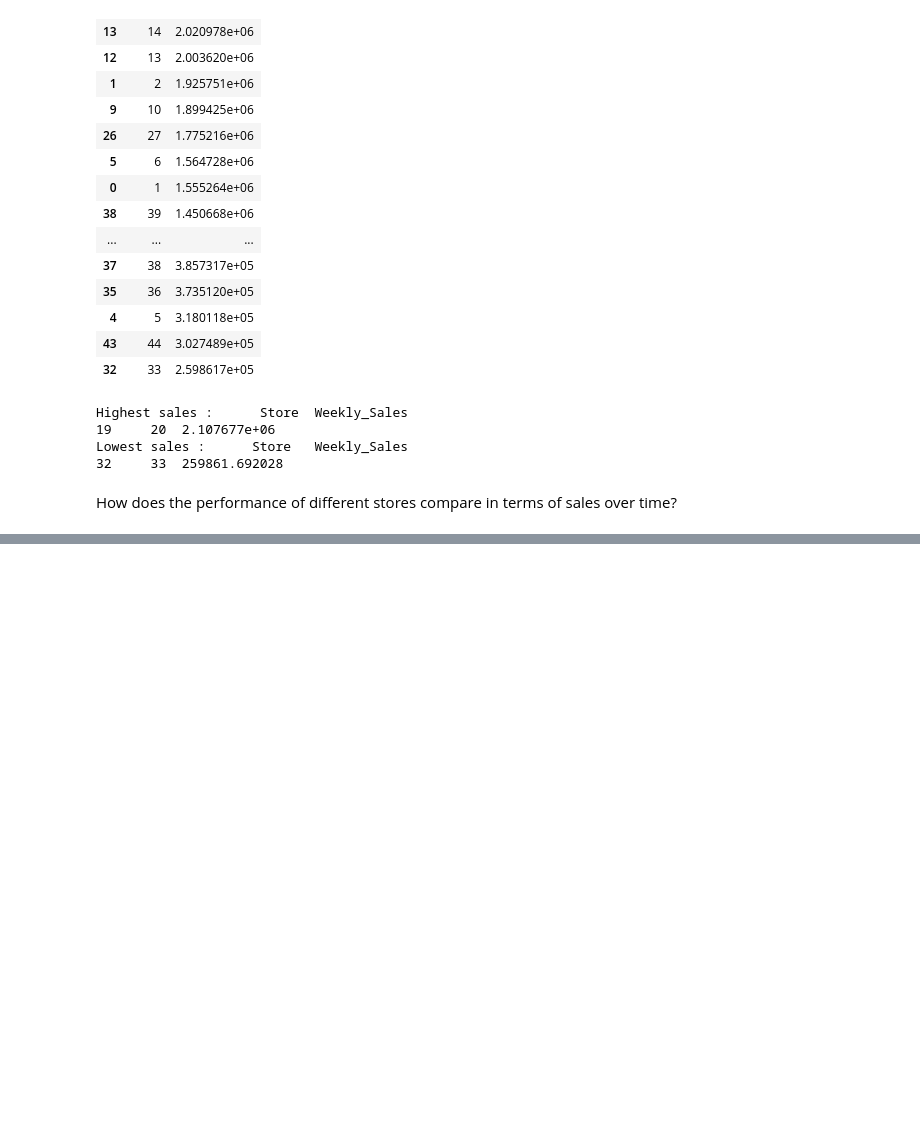
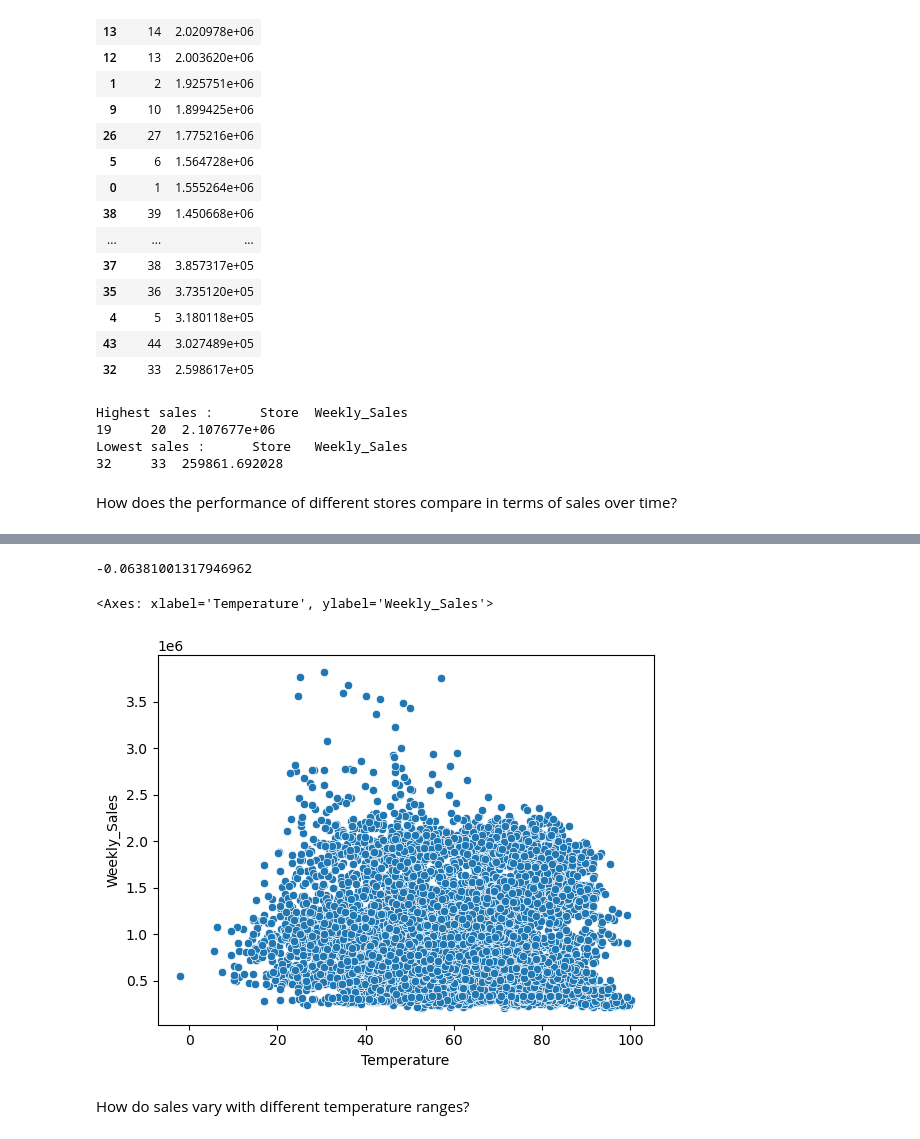
Before and after one commit to sanskrutibhole/Walmart_Sales-EDA-Practice, a Jupyter notebook: Walmart_Sales EDA.ipynb, the cells around one changed output, grey strips where cells are left out. Saved outputs shown, nothing was run; the diff lists cells and outputs as text; code cells hidden in the pictures; blank space fills up the shorter version.

```diff
--- a/Walmart_Sales EDA.ipynb
+++ b/Walmart_Sales EDA.ipynb
@@ -188,0 +213,13 @@ df
+# %%
+corre = df['Temperature'].corr(df['Weekly_Sales'])
+corre
+#Negative Correlation (-1 ≤ corre < 0): As Temperature increases, Weekly_Sales tend to decrease.
+# %% [output]
+-0.06381001317946962
+# %%
+sns.scatterplot(x='Temperature', y='Weekly_Sales', data=df)
+# %% [output]
+<Axes: xlabel='Temperature', ylabel='Weekly_Sales'>
+[figure, added]
+# %% [markdown]
+How do sales vary with different temperature ranges?
```
Also changed, not shown: parts of 18 cells of this notebook.
